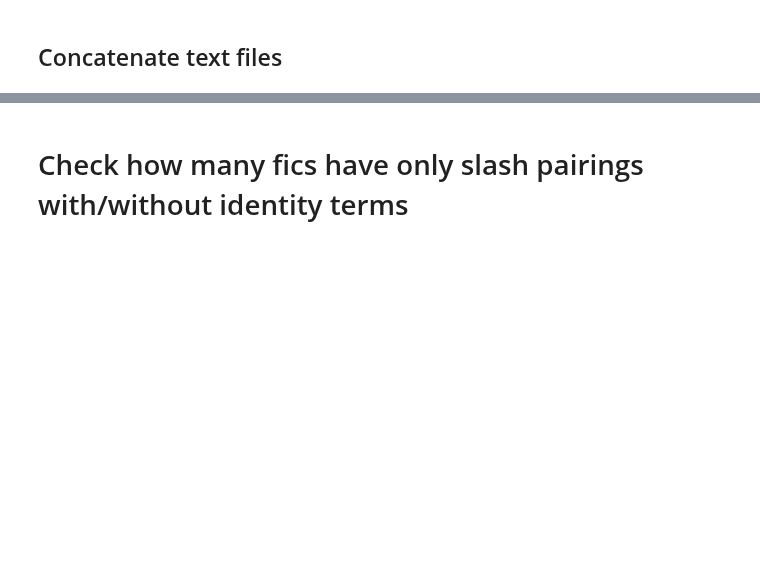
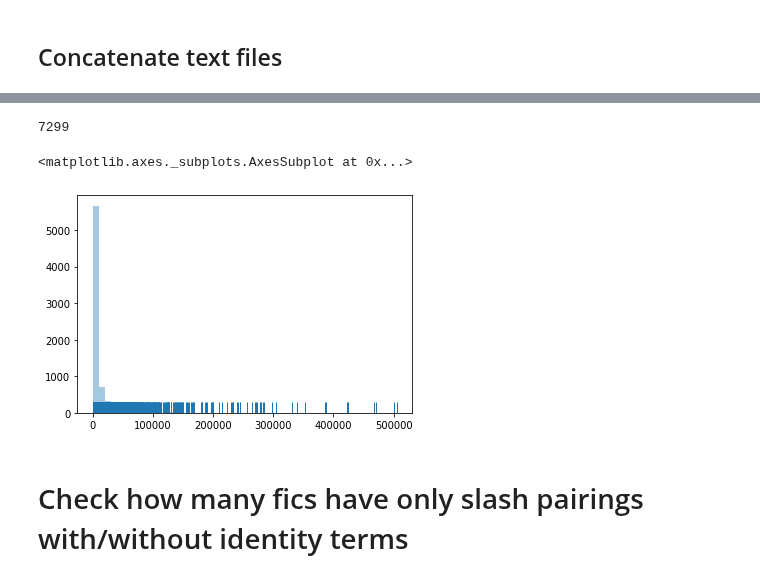
Before and after one commit to michaelmilleryoder/fanfiction-scripts, a Jupyter notebook: jupyter/ach2019.ipynb, the cells around one changed output, grey strips where cells are left out. Cells and saved outputs as stored; diff of their text form; code cells hidden in the pictures; blank space fills up the shorter version.

```diff
--- a/jupyter/ach2019.ipynb
+++ b/jupyter/ach2019.ipynb
@@ -128,3 +392,27 @@ for corpus in tag_corpora:
+# %%
+# Aspirational dist in word length
+import numpy as np
+
+aspirational_fic_ids = [fic_id for fandom_fic_ids in fic_ids['aspirational'].values() for fic_id in fandom_fic_ids]
+#print(len(aspirational_fic_ids))
+
+# Get fic word counts
+aspirational_word_counts = []
+for fandom in fandoms:
+    word_counts = [x for x in metadata[fandom].loc[metadata[fandom]['fic_id'].isin(aspirational_fic_ids), 'words'].tolist() if not np.isnan(x)]
+    aspirational_word_counts.extend(word_counts)
+
+print(len(aspirational_word_counts))
+# print(aspirational_word_counts[:30])
+
+# Plot word counts
+import seaborn as sns
+
+sns.distplot(aspirational_word_counts, kde=False, rug=True)
+# %% [output]
+7299
+<matplotlib.axes._subplots.AxesSubplot at 0x...>
+[figure, added]
 # %% [markdown]
 # Check how many fics have only slash pairings with/without identity terms
 # %%
```
Also changed, not shown: parts of 24 cells of this notebook, 2 other files.
